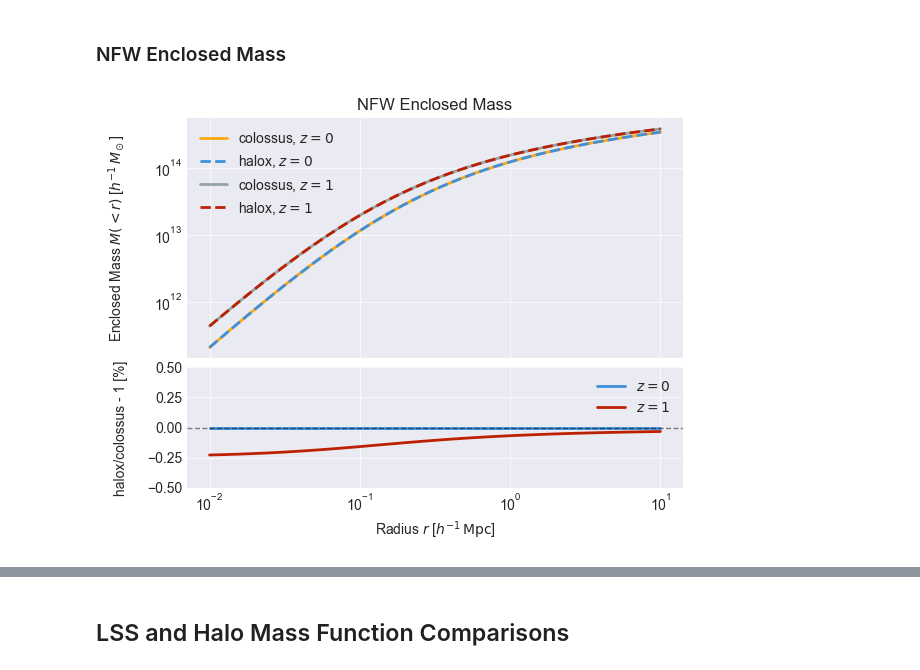
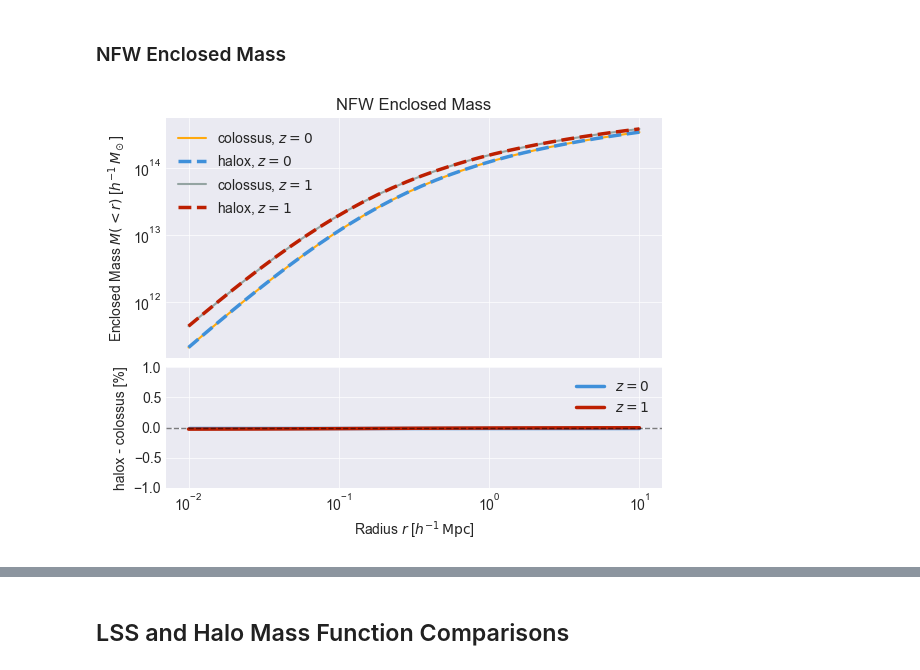
Before and after one commit to fkeruzore/halox, a Jupyter notebook: notebooks/halox_vs_colossus.ipynb, the cells around one changed output, grey strips where cells are left out. Drawn from its saved outputs; the diff is of its cells as text; code cells hidden in the pictures.

Commit message:
update colossus comparison notebook

```diff
--- a/notebooks/halox_vs_colossus.ipynb
+++ b/notebooks/halox_vs_colossus.ipynb
@@ -37,6 +67,5 @@ cc.setCosmology(cosmo_colossus)
 # %%
 def create_comparison_plot():
-    """Create a figure with gridspec layout: 2/3 top panel, 1/3 bottom panel"""
     fig = plt.figure()
     gs = gridspec.GridSpec(2, 1, height_ratios=[2, 1], hspace=0.05)
     ax_main = fig.add_subplot(gs[0])
@@ -52,6 +81,19 @@ def create_comparison_plot():
         ax.grid(True, alpha=1.0)
 
     return fig, ax_main, ax_ratio
+
+
+style_kw = [
+    dict(color="C1", ls="-", lw=1.5, zorder=1),
+    dict(color="C0", ls="--", lw=2.5, zorder=2),
+    dict(color="C3", ls="-", lw=1.5, zorder=1),
+    dict(color="C2", ls="--", lw=2.5, zorder=2),
+    dict(color="C5", ls="-", lw=1.5, zorder=1),
+    dict(color="C4", ls=":", lw=2.5, zorder=2),
+    dict(color="C0", ls="-", lw=2.5, zorder=2),
+    dict(color="C2", ls="-", lw=2.5, zorder=2),
+    dict(color="C4", ls=":", lw=2.5, zorder=2),
+]
 # %% [markdown]
 ## NFW Profile Comparisons
 # %% [markdown]
@@ -162,86 +164,46 @@ mass_halox = {}
 mass_colossus = {}
 
 for z in redshifts:
-    nfw_halox = nfw.NFWHalo(m_delta, c_delta, z, cosmo_halox, delta=deltas[0])
+    nfw_halox = nfw.NFWHalo(
+        m_delta, c_delta, z, cosmo_halox_planck, delta=deltas[0]
+    )
     nfw_colossus = profile_nfw.NFWProfile(
         M=m_delta, c=c_delta, z=z, mdef=f"{deltas[0]:.0f}c"
     )
 
     mass_halox[z] = nfw_halox.enclosed_mass(r)
-    mass_colossus[z] = np.array(
-        [nfw_colossus.enclosedMass(ri * 1000) for ri in r]
-    )
+    mass_colossus[z] = nfw_colossus.enclosedMass(r * 1000)
 
 # Create comparison plot
 fig, ax_main, ax_ratio = create_comparison_plot()
 
 # Main panel: plot colossus first (behind), then halox (on top)
 # z=0.0
-ax_main.loglog(
-    r,
-    mass_colossus[0.0],
-    color="C1",
-    linestyle="-",
-    linewidth=2,
-    zorder=1,
-    label="colossus, $z=0$",
-)
-ax_main.loglog(
-    r,
-    mass_halox[0.0],
-    color="C0",
-    linestyle="--",
-    linewidth=2,
-    zorder=2,
-    label="halox, $z=0$",
-)
+ax_main.loglog(r, mass_colossus[0.0], label="colossus, $z=0$", **style_kw[0])
+ax_main.loglog(r, mass_halox[0.0], label="halox, $z=0$", **style_kw[1])
 
 # z=1.0
-ax_main.loglog(
-    r,
-    mass_colossus[1.0],
-    color="C3",
-    linestyle="-",
-    linewidth=2,
-    zorder=1,
-    label="colossus, $z=1$",
-)
-ax_main.loglog(
-    r,
-    mass_halox[1.0],
-    color="C2",
-    linestyle="--",
-    linewidth=2,
-    zorder=2,
-    label="halox, $z=1$",
-)
+ax_main.loglog(r, mass_colossus[1.0], label="colossus, $z=1$", **style_kw[2])
+ax_main.loglog(r, mass_halox[1.0], label="halox, $z=1$", **style_kw[3])
 
 ax_main.set_ylabel(r"Enclosed Mass $M(<r)$ [$h^{-1} \, M_\odot$]")
 ax_main.set_title("NFW Enclosed Mass")
 ax_main.legend()
 
 # Ratio panel: relative differences for both redshifts
 ratio_z0 = (mass_halox[0.0] / mass_colossus[0.0] - 1.0) * 100  # Convert to %
 ratio_z1 = (mass_halox[1.0] / mass_colossus[1.0] - 1.0) * 100  # Convert to %
 
-ax_ratio.semilogx(
-    r, ratio_z0, color="C0", linestyle="-", linewidth=2, label="$z=0$"
-)
-ax_ratio.semilogx(
-    r, ratio_z1, color="C2", linestyle="-", linewidth=2, label="$z=1$"
-)
+ax_ratio.semilogx(r, ratio_z0, label="$z=0$", **style_kw[-3])
+ax_ratio.semilogx(r, ratio_z1, label="$z=1$", **style_kw[-2])
 
 ax_ratio.axhline(0.0, color="k", linestyle="--", alpha=0.5)
 ax_ratio.set_xlabel(r"Radius $r$ [$h^{-1} \, {\rm Mpc}$]")
-ax_ratio.set_ylabel("halox/colossus - 1 [%]")
-ax_ratio.set_ylim(-0.5, 0.5)
+ax_ratio.set_ylabel("halox - colossus [%]")
+ax_ratio.set_ylim(-1, 1)
 ax_ratio.legend()
 
 # Align y-axis labels
-ax_main.yaxis.set_label_coords(-0.12, 0.5)
-ax_ratio.yaxis.set_label_coords(-0.12, 0.5)
-
-plt.tight_layout()
-plt.show()
+fig.align_labels([ax_main, ax_ratio])
 # %% [output]
-[figure, old version]
+[figure, new version]
```
Also changed, not shown: parts of 10 cells of this notebook.
